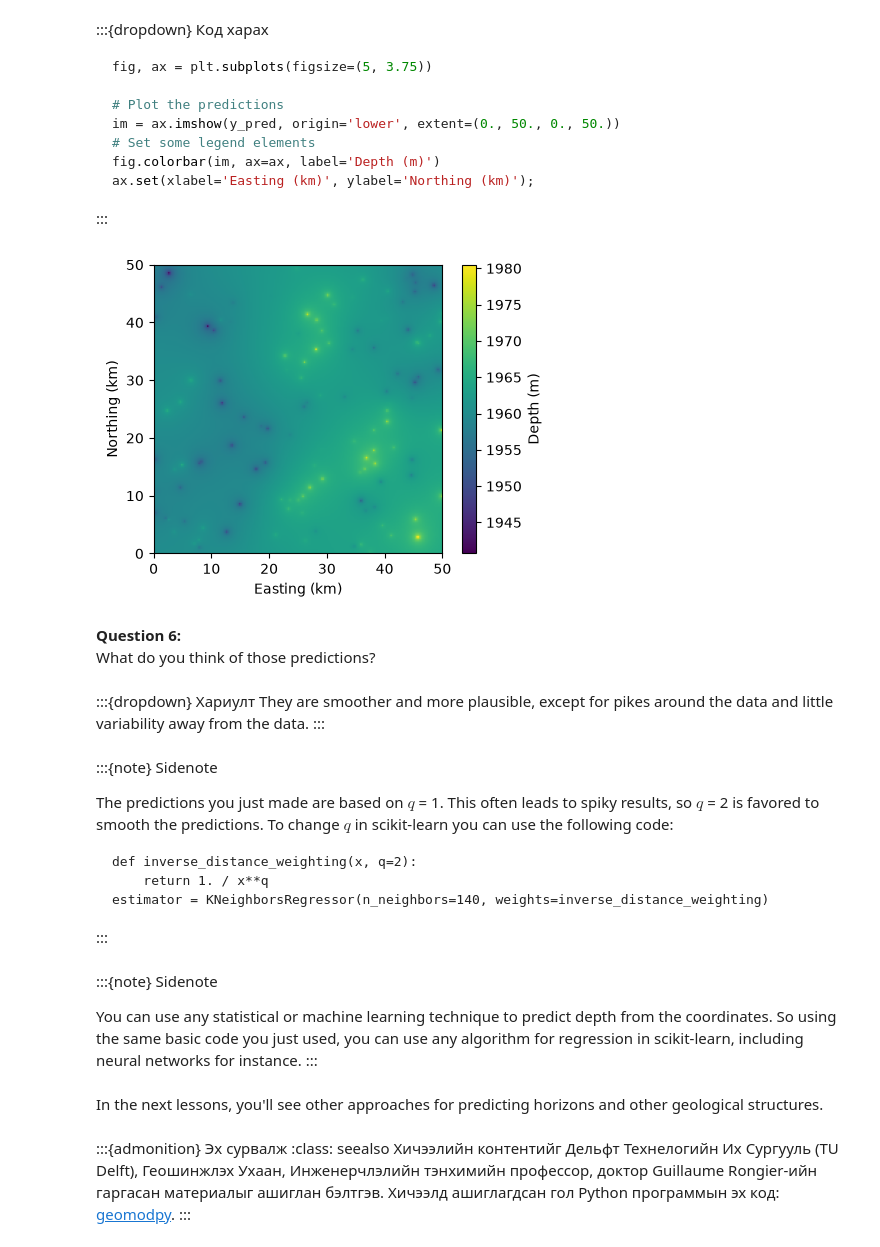
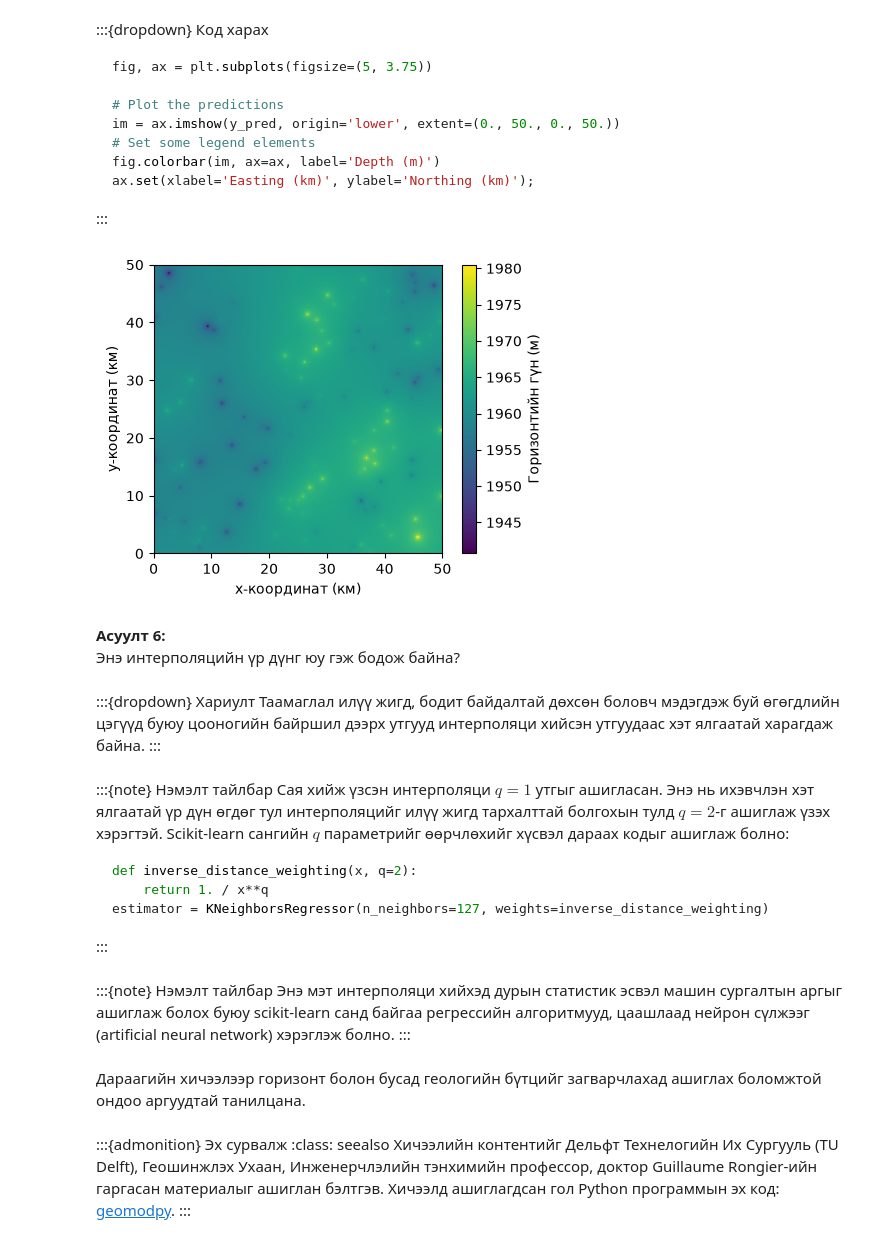
Before and after one commit to num-sgas/learn-num-sgas, a Jupyter notebook: courses/geostatistics/02-spatial-prediction/01-simple-spatial-predictions.ipynb, the cells around one changed output. Cells and saved outputs as stored; diff of their text form; code cells hidden in the pictures.

Commit message:
Lesson 2.1: Mongolian version

````diff
--- a/courses/geostatistics/02-spatial-prediction/01-simple-spatial-predictions.ipynb
+++ b/courses/geostatistics/02-spatial-prediction/01-simple-spatial-predictions.ipynb
@@ -309,35 +317,35 @@ ax.set(xlabel='Easting (km)', ylabel='Northing (km)');
 # %%
 fig, ax = plt.subplots(figsize=(5, 3.75))
 
-# Plot the predictions
+# Интерполяци хийсэн утгуудыг харуулах
 im = ax.imshow(y_pred, origin='lower', extent=(0., 50., 0., 50.))
-# Set some legend elements
-fig.colorbar(im, ax=ax, label='Depth (m)')
-ax.set(xlabel='Easting (km)', ylabel='Northing (km)');
+# Гаргасан зургийн тэнхлэгүүдэд нэр оноох
+fig.colorbar(im, ax=ax, label='Горизонтийн гүн (м)')
+ax.set(xlabel='х-координат (км)', ylabel='y-координат (км)');
 # %% [output]
-[figure, old version]
+[figure, new version]
 # %% [markdown]
-**Question 6:**
-What do you think of those predictions?
+**Асуулт 6:**
+Энэ интерполяцийн үр дүнг юу гэж бодож байна?
 # %% [markdown]
 :::{dropdown} Хариулт
-They are smoother and more plausible, except for pikes around the data and little variability away from the data.
+Таамаглал илүү жигд, бодит байдалтай дөхсөн боловч мэдэгдэж буй өгөгдлийн цэгүүд буюу цооногийн байршил дээрх утгууд интерполяци хийсэн утгуудаас хэт ялгаатай харагдаж байна.
 :::
 # %% [markdown]
-:::{note} Sidenote
-
-The predictions you just made are based on $q$ = 1. This often leads to spiky results, so $q$ = 2 is favored to smooth the predictions. To change $q$ in scikit-learn you can use the following code:
-<pre><code>def inverse_distance_weighting(x, q=2):
+:::{note} Нэмэлт тайлбар
+Сая хийж үзсэн интерполяци $q = 1$ утгыг ашигласан. Энэ нь ихэвчлэн хэт ялгаатай үр дүн өгдөг тул интерполяцийг илүү жигд тархалттай болгохын тулд $q = 2$-г ашиглаж үзэх хэрэгтэй. Scikit-learn сангийн $q$ параметрийг өөрчлөхийг хүсвэл дараах кодыг ашиглаж болно:
+```python
+def inverse_distance_weighting(x, q=2):
     return 1. / x**q
-estimator = KNeighborsRegressor(n_neighbors=140, weights=inverse_distance_weighting)</code></pre>
+estimator = KNeighborsRegressor(n_neighbors=127, weights=inverse_distance_weighting)
+```
 :::
 # %% [markdown]
-:::{note} Sidenote
-
-You can use any statistical or machine learning technique to predict depth from the coordinates. So using the same basic code you just used, you can use any algorithm for regression in scikit-learn, including neural networks for instance.
+:::{note} Нэмэлт тайлбар
+Энэ мэт интерполяци хийхэд дурын статистик эсвэл машин сургалтын аргыг ашиглаж болох буюу scikit-learn санд байгаа регрессийн алгоритмууд, цаашлаад нейрон сүлжээг (artificial neural network) хэрэглэж болно.
 :::
 # %% [markdown]
-In the next lessons, you'll see other approaches for predicting horizons and other geological structures.
+Дараагийн хичээлээр горизонт болон бусад геологийн бүтцийг загварчлахад ашиглах боломжтой ондоо аргуудтай танилцана.
 # %% [markdown]
 :::{admonition} Эх сурвалж
 :class: seealso
````
Also changed, not shown: parts of 38 cells of this notebook.
